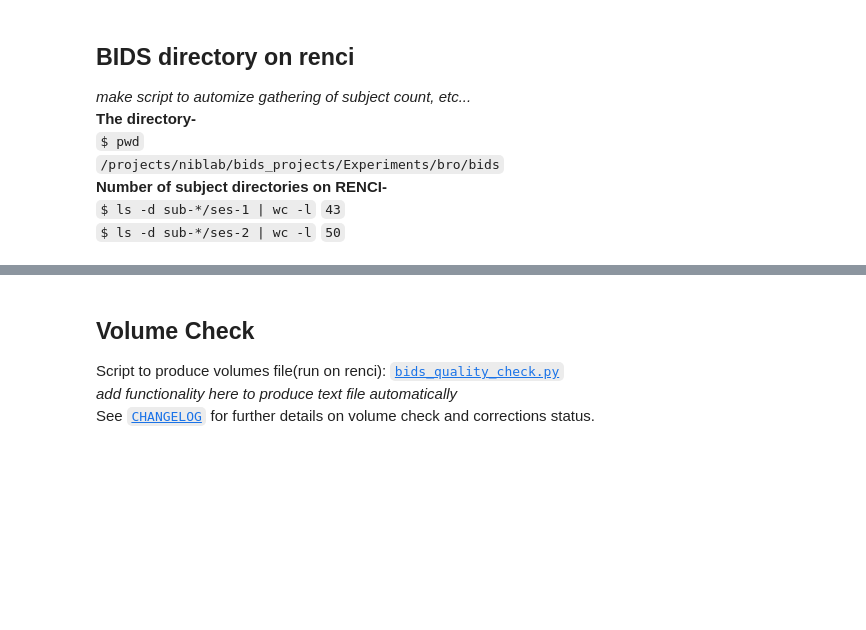
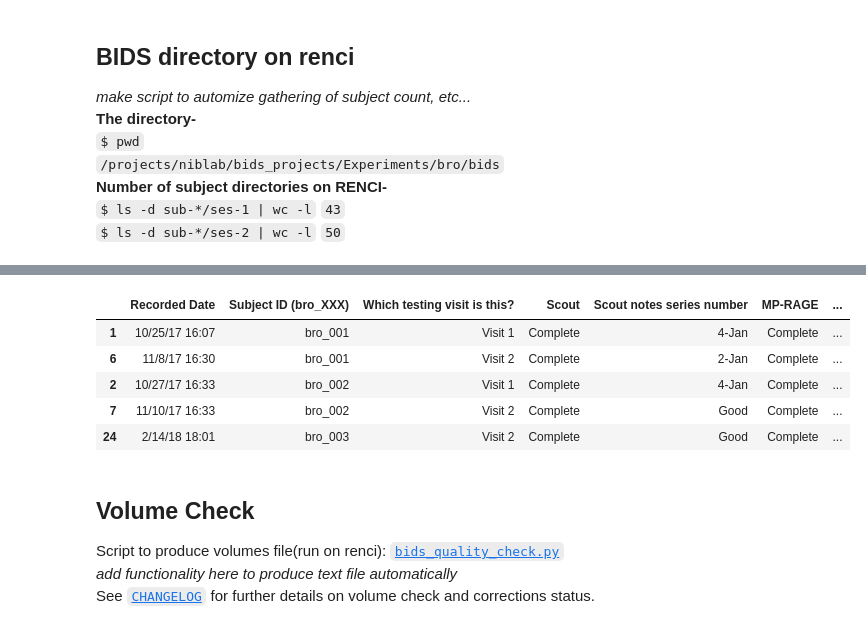
Before and after one commit to niblunc/BRO, a Jupyter notebook: BIDS/qa/bro_bids_inspect.ipynb, the cells around one changed output, grey strips where cells are left out. Cells and saved outputs as stored; diff of their text form; code cells hidden in the pictures; blank space fills up the shorter version.

```diff
--- a/BIDS/qa/bro_bids_inspect.ipynb
+++ b/BIDS/qa/bro_bids_inspect.ipynb
@@ -17,3 +38,13 @@ import pdb
+# %%
+scan_notes_df.sort_values('Subject ID (bro_XXX)', inplace=True)
+scan_notes_df.head()
+# %% [output]
+|  | Recorded Date | Subject ID (bro_XXX) | Which testing visit is this? | Scout | Scout notes series number | MP-RAGE | ... |
+| 1 | 10/25/17 16:07 | bro_001 | Visit 1 | Complete | 4-Jan | Complete | ... |
+| 6 | 11/8/17 16:30 | bro_001 | Visit 2 | Complete | 2-Jan | Complete | ... |
+| 2 | 10/27/17 16:33 | bro_002 | Visit 1 | Complete | 4-Jan | Complete | ... |
+| 7 | 11/10/17 16:33 | bro_002 | Visit 2 | Complete | Good | Complete | ... |
+| 24 | 2/14/18 18:01 | bro_003 | Visit 2 | Complete | Good | Complete | ... |
 # %%
 sessions=['ses-1', 'ses-2']
 # %% [markdown]
```
Also changed, not shown: parts of 6 cells of this notebook, 1 other file.
